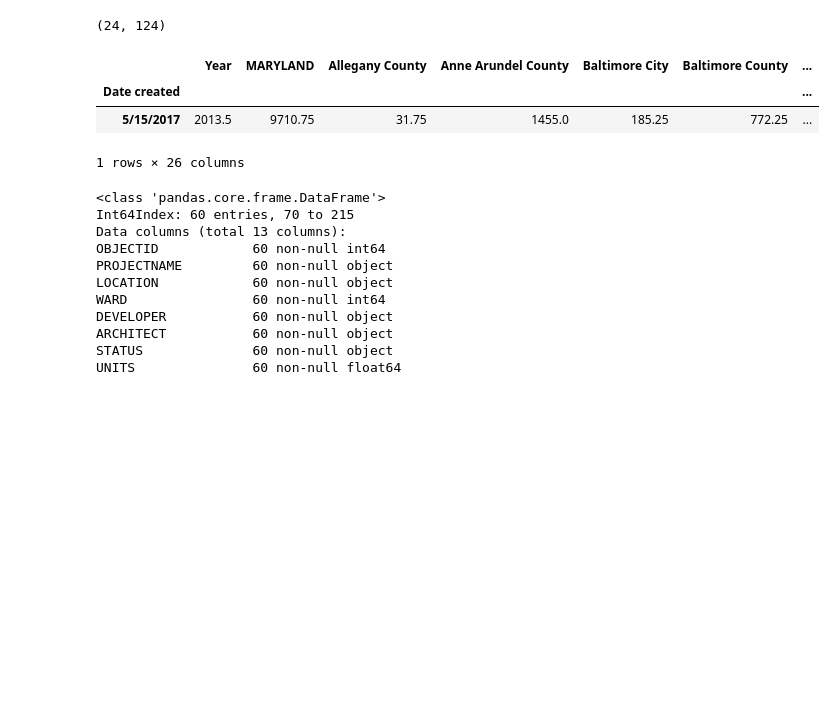
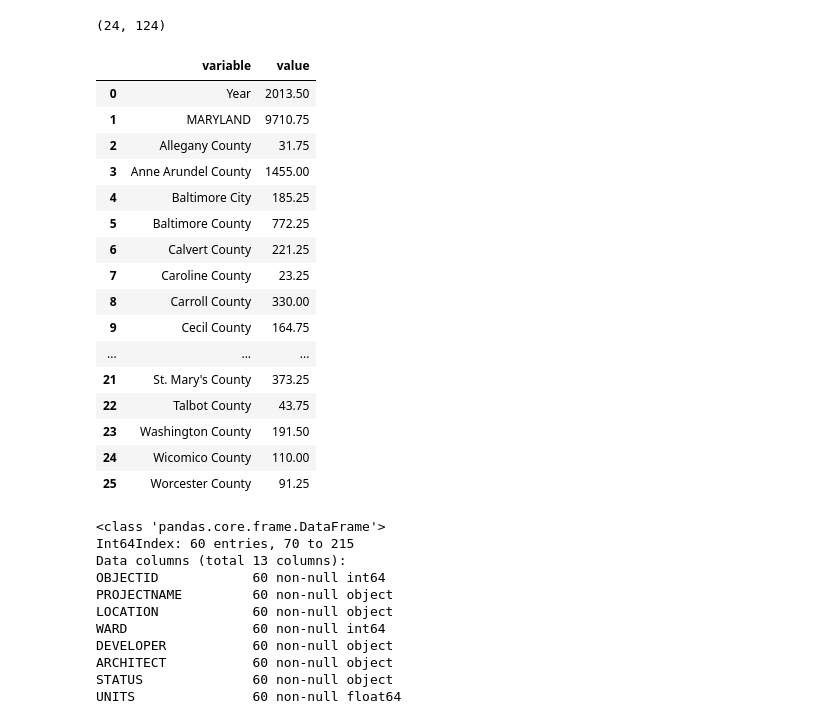
Before and after one commit to BerkeleyPoulsen/447-Project, a Jupyter notebook: 447 Project Notebook part 1.ipynb, the cells around one changed output. Saved outputs shown, nothing was run; the diff lists cells and outputs as text; code cells hidden in the pictures; blank space fills up the shorter version.

```diff
--- a/447 Project Notebook part 1.ipynb
+++ b/447 Project Notebook part 1.ipynb
@@ -74,15 +74,29 @@ merge_name_vuln = "COUNTY"
 # %%
 """Because data is from 2012 to 2016, the average data has been taken in this context"""
 
 county_development = county_development.sort_values("Year")
 county_2012_data = county_development.loc[(county_development["Year"] >= 2012)]
 county_12_16_avg = county_2012_data.groupby("Date created").mean()
-county_12_16_avg
+county_melt = county_12_16_avg.melt()
+county_melt
 # %% [output]
-|  | Year | MARYLAND | Allegany County | Anne Arundel County | Baltimore City | Baltimore County | ... |
-| Date created |  |  |  |  |  |  | ... |
-| 5/15/2017 | 2013.5 | 9710.75 | 31.75 | 1455.0 | 185.25 | 772.25 | ... |
+|  | variable | value |
+| 0 | Year | 2013.50 |
+| 1 | MARYLAND | 9710.75 |
+| 2 | Allegany County | 31.75 |
+| 3 | Anne Arundel County | 1455.00 |
+| 4 | Baltimore City | 185.25 |
+| 5 | Baltimore County | 772.25 |
+| 6 | Calvert County | 221.25 |
+| 7 | Caroline County | 23.25 |
+| 8 | Carroll County | 330.00 |
+| 9 | Cecil County | 164.75 |
+| ... | ... | ... |
+| 21 | St. Mary's County | 373.25 |
+| 22 | Talbot County | 43.75 |
+| 23 | Washington County | 191.50 |
+| 24 | Wicomico County | 110.00 |
+| 25 | Worcester County | 91.25 |
-1 rows × 26 columns
 # %%
 dc_development = pd.read_csv("dc_development.csv")
 dc_residential = dc_development.loc[(dc_development["PROJECTTYPE"] == "RESIDENTIAL")]
```
Also changed, not shown: parts of 13 cells of this notebook, 2 other files.
